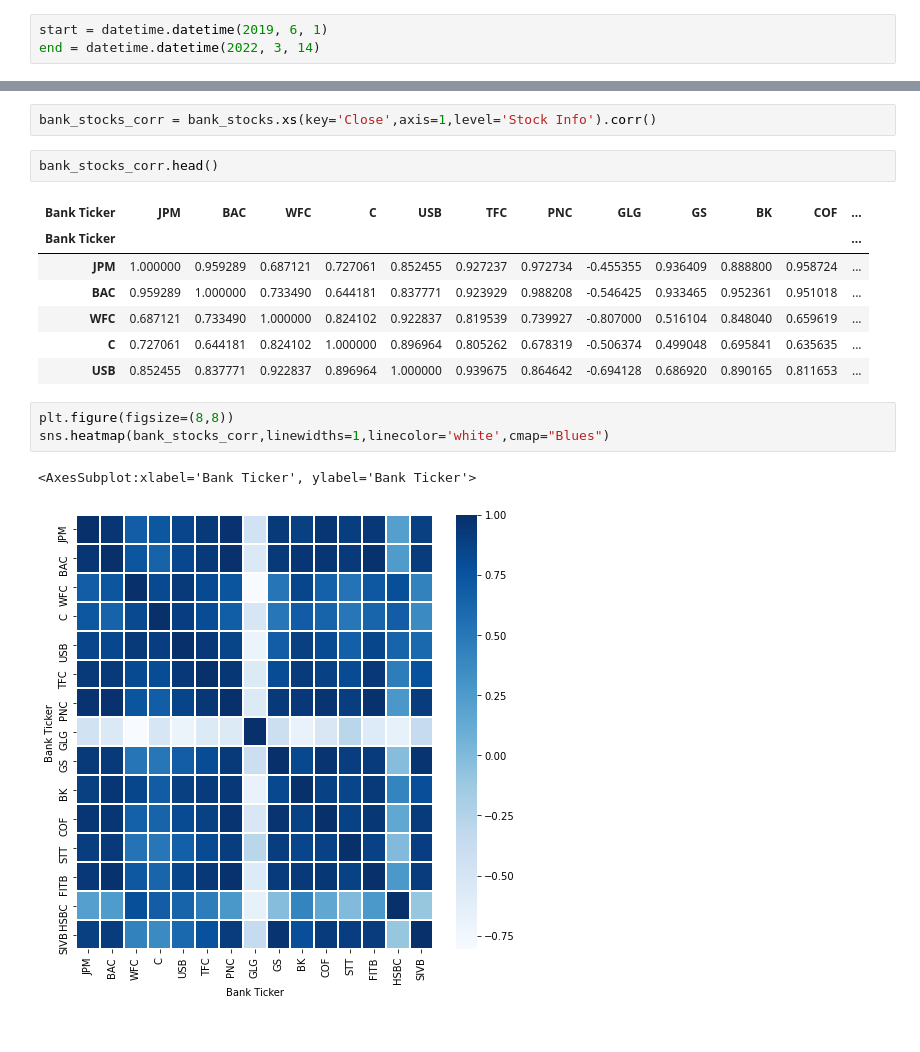
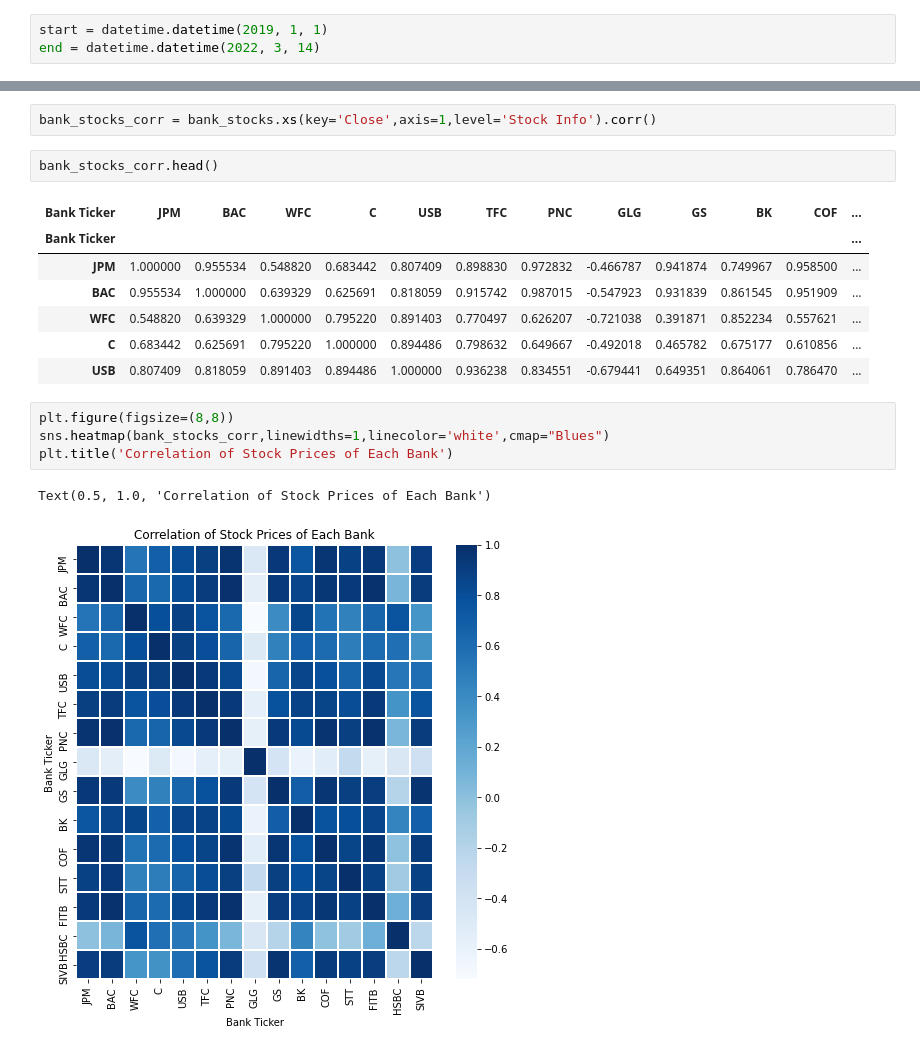
Before and after one commit to ahnngo/COVID-vs-Stock, a Jupyter notebook: COVID vs Top 15 US Banks.ipynb, the cells around one changed output, grey strips where cells are left out. Drawn from its saved outputs; the diff is of its cells as text.

```diff
--- a/COVID vs Top 15 US Banks.ipynb
+++ b/COVID vs Top 15 US Banks.ipynb
@@ -45,7 +47,7 @@ bank_data[0].style.hide_index()
 | 14 | HSBC | HSBC | $199.61 billion | 14.000000 |
 | 15 | Silicon Valley Bank | SIVB | $188.33 billion | nan |
 # %%
-start = datetime.datetime(2019, 6, 1)
+start = datetime.datetime(2019, 1, 1)
 end = datetime.datetime(2022, 3, 14)
 # %%
 df = data.DataReader(tickers,'yahoo', start, end)
@@ -232,17 +244,18 @@ bank_stocks_corr.head()
 # %% [output]
 | Bank Ticker | JPM | BAC | WFC | C | USB | TFC | PNC | GLG | GS | BK | COF | ... |
 | Bank Ticker |  |  |  |  |  |  |  |  |  |  |  | ... |
-| JPM | 1.000000 | 0.959289 | 0.687121 | 0.727061 | 0.852455 | 0.927237 | 0.972734 | -0.455355 | 0.936409 | 0.888800 | 0.958724 | ... |
-| BAC | 0.959289 | 1.000000 | 0.733490 | 0.644181 | 0.837771 | 0.923929 | 0.988208 | -0.546425 | 0.933465 | 0.952361 | 0.951018 | ... |
-| WFC | 0.687121 | 0.733490 | 1.000000 | 0.824102 | 0.922837 | 0.819539 | 0.739927 | -0.807000 | 0.516104 | 0.848040 | 0.659619 | ... |
-| C | 0.727061 | 0.644181 | 0.824102 | 1.000000 | 0.896964 | 0.805262 | 0.678319 | -0.506374 | 0.499048 | 0.695841 | 0.635635 | ... |
-| USB | 0.852455 | 0.837771 | 0.922837 | 0.896964 | 1.000000 | 0.939675 | 0.864642 | -0.694128 | 0.686920 | 0.890165 | 0.811653 | ... |
+| JPM | 1.000000 | 0.955534 | 0.548820 | 0.683442 | 0.807409 | 0.898830 | 0.972832 | -0.466787 | 0.941874 | 0.749967 | 0.958500 | ... |
+| BAC | 0.955534 | 1.000000 | 0.639329 | 0.625691 | 0.818059 | 0.915742 | 0.987015 | -0.547923 | 0.931839 | 0.861545 | 0.951909 | ... |
+| WFC | 0.548820 | 0.639329 | 1.000000 | 0.795220 | 0.891403 | 0.770497 | 0.626207 | -0.721038 | 0.391871 | 0.852234 | 0.557621 | ... |
+| C | 0.683442 | 0.625691 | 0.795220 | 1.000000 | 0.894486 | 0.798632 | 0.649667 | -0.492018 | 0.465782 | 0.675177 | 0.610856 | ... |
+| USB | 0.807409 | 0.818059 | 0.891403 | 0.894486 | 1.000000 | 0.936238 | 0.834551 | -0.679441 | 0.649351 | 0.864061 | 0.786470 | ... |
 # %%
 plt.figure(figsize=(8,8))
 sns.heatmap(bank_stocks_corr,linewidths=1,linecolor='white',cmap="Blues")
+plt.title('Correlation of Stock Prices of Each Bank')
 # %% [output]
-<AxesSubplot:xlabel='Bank Ticker', ylabel='Bank Ticker'>
+Text(0.5, 1.0, 'Correlation of Stock Prices of Each Bank')
-[figure, old version]
+[figure, new version]
 # %%
 plt.figure(figsize=(8,8))
 sns.clustermap(bank_stocks_corr,linewidths=1,linecolor='white',cmap="Blues")
```
Also changed, not shown: parts of 32 cells of this notebook.
